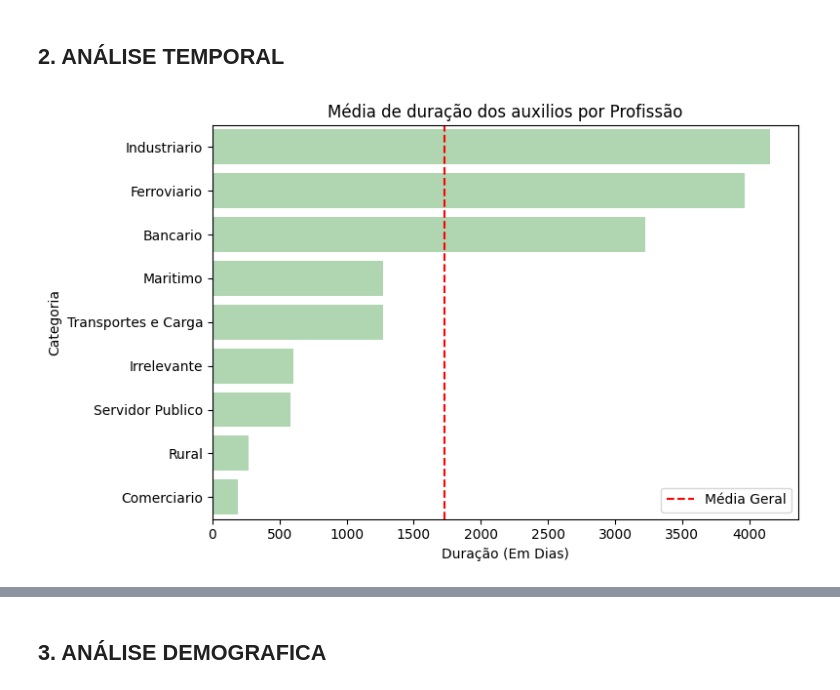
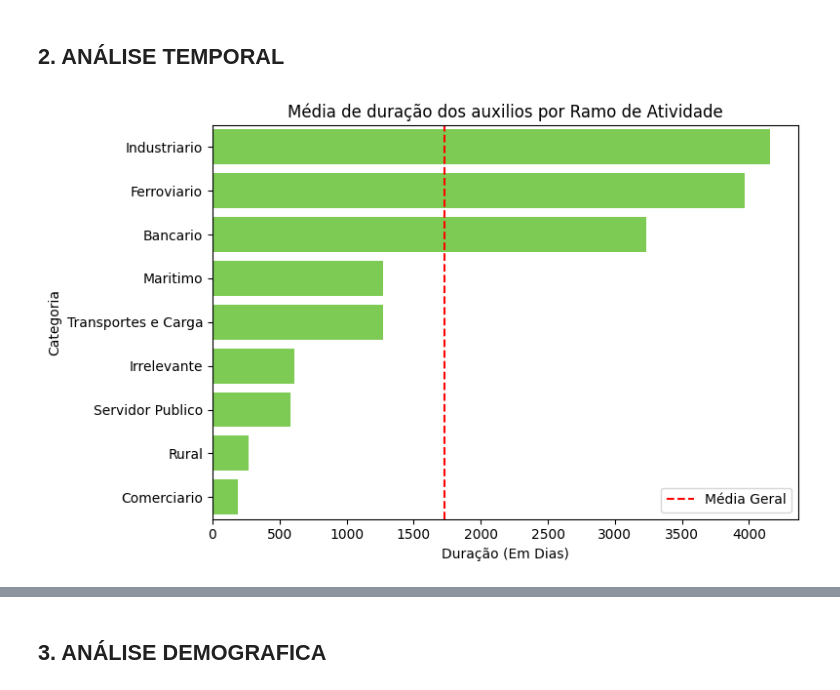
Before and after one commit to Estressei/ProjetoTrilhaDados, a Jupyter notebook: main.ipynb, the cells around one changed output, grey strips where cells are left out. Cells and saved outputs as stored; diff of their text form; code cells hidden in the pictures.

```diff
--- a/main.ipynb
+++ b/main.ipynb
@@ -826,25 +816,25 @@ plt.show()
 # %% [markdown]
 ## 2. ANÁLISE TEMPORAL
 # %%
-#Exibe Média de duração dos auxilios por Profissão
+#Exibe Média de duração dos auxilios por Ramo de Atividade
 plt.figure(figsize=(8,5))
 sns.barplot(
     data=df_media_profissao,
     y='Ramo Atividade',
     x='Duração',
-    color='#A8DCAB',
+    color='#77DF40',
 )
 
 plt.axvline(x=df_media_profissao['Duração'].mean(), color='red', linestyle='--',
             label=f'Média Geral')
 
-plt.title('Média de duração dos auxilios por Profissão')
+plt.title('Média de duração dos auxilios por Ramo de Atividade')
 plt.xlabel('Duração (Em Dias)')
 plt.ylabel('Categoria')
 plt.legend()
 plt.tight_layout()
 plt.show()
 # %% [output]
-[figure, old version]
+[figure, new version]
 # %%
 #Média de duração dos auxilios por Tipo
```
Also changed, not shown: parts of 23 cells of this notebook, 3 other files.
